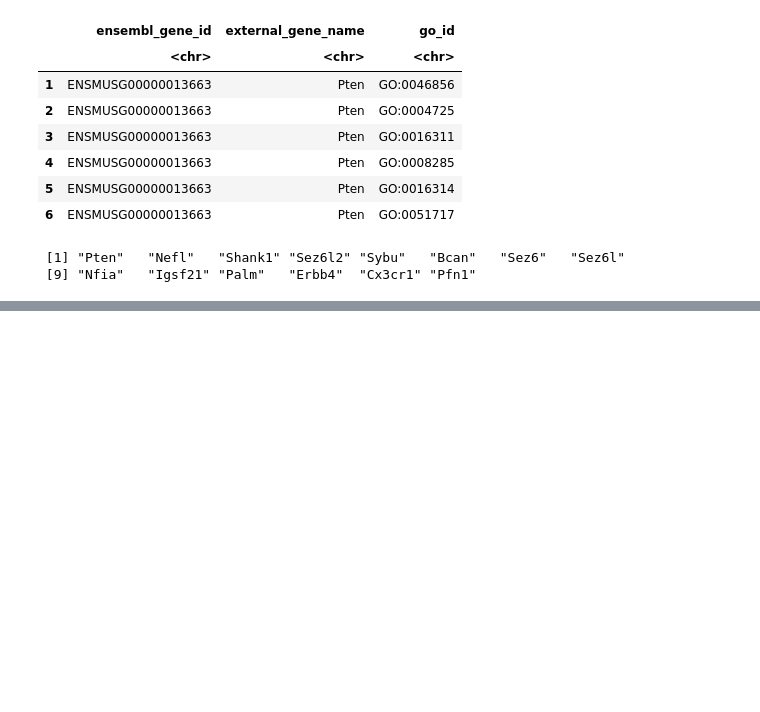
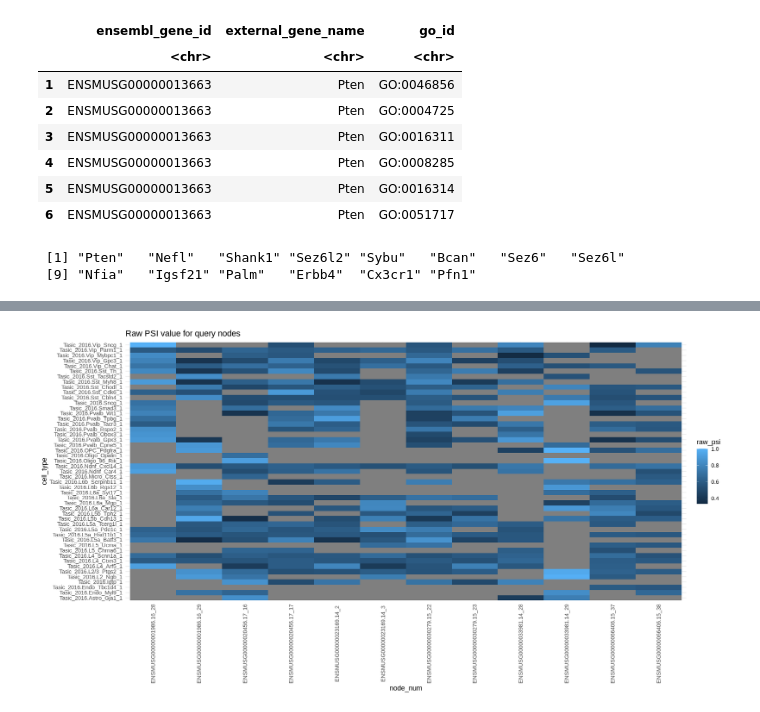
Before and after one commit to hemberg-lab/scfindME, a Jupyter notebook: scfindME_usage_summary.ipynb, the cells around one changed output, grey strips where cells are left out. Cells and saved outputs as stored; diff of their text form; code cells hidden in the pictures; blank space fills up the shorter version.

```diff
--- a/scfindME_usage_summary.ipynb
+++ b/scfindME_usage_summary.ipynb
@@ -1099,0 +1151,2 @@ gene.names
+# %%
+me <- find.mutually.exclusive(tasic, 'node_types_all')
@@ -1099,0 +1448,4 @@ gene.names
+# %%
+plotCellTypeHeatmap(tasic, gene_nodes_all, cell_types_all, 'above')
+# %% [output]
+[figure, added]
```
Also changed, not shown: parts of 27 cells of this notebook, 4 other files.
